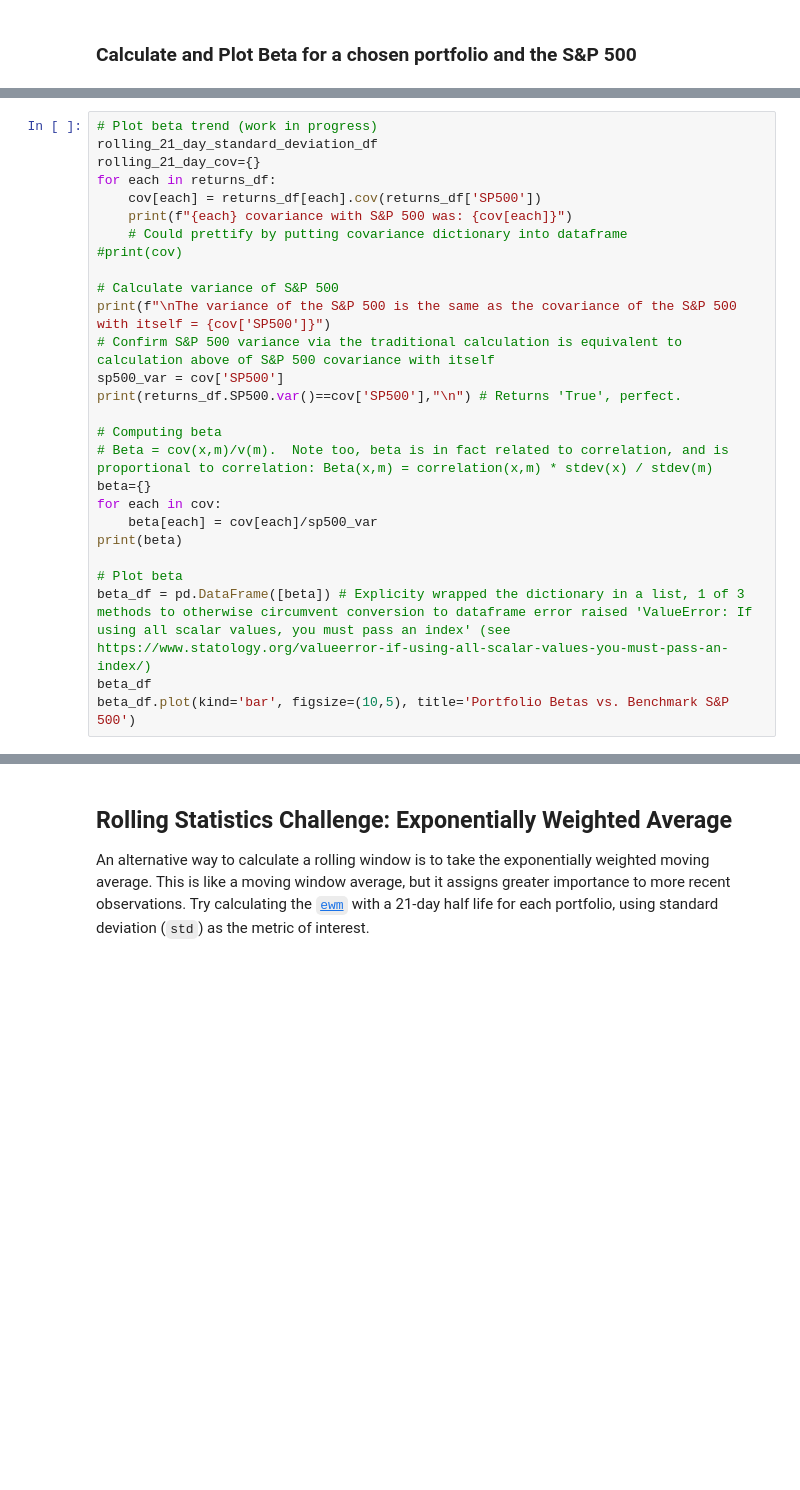
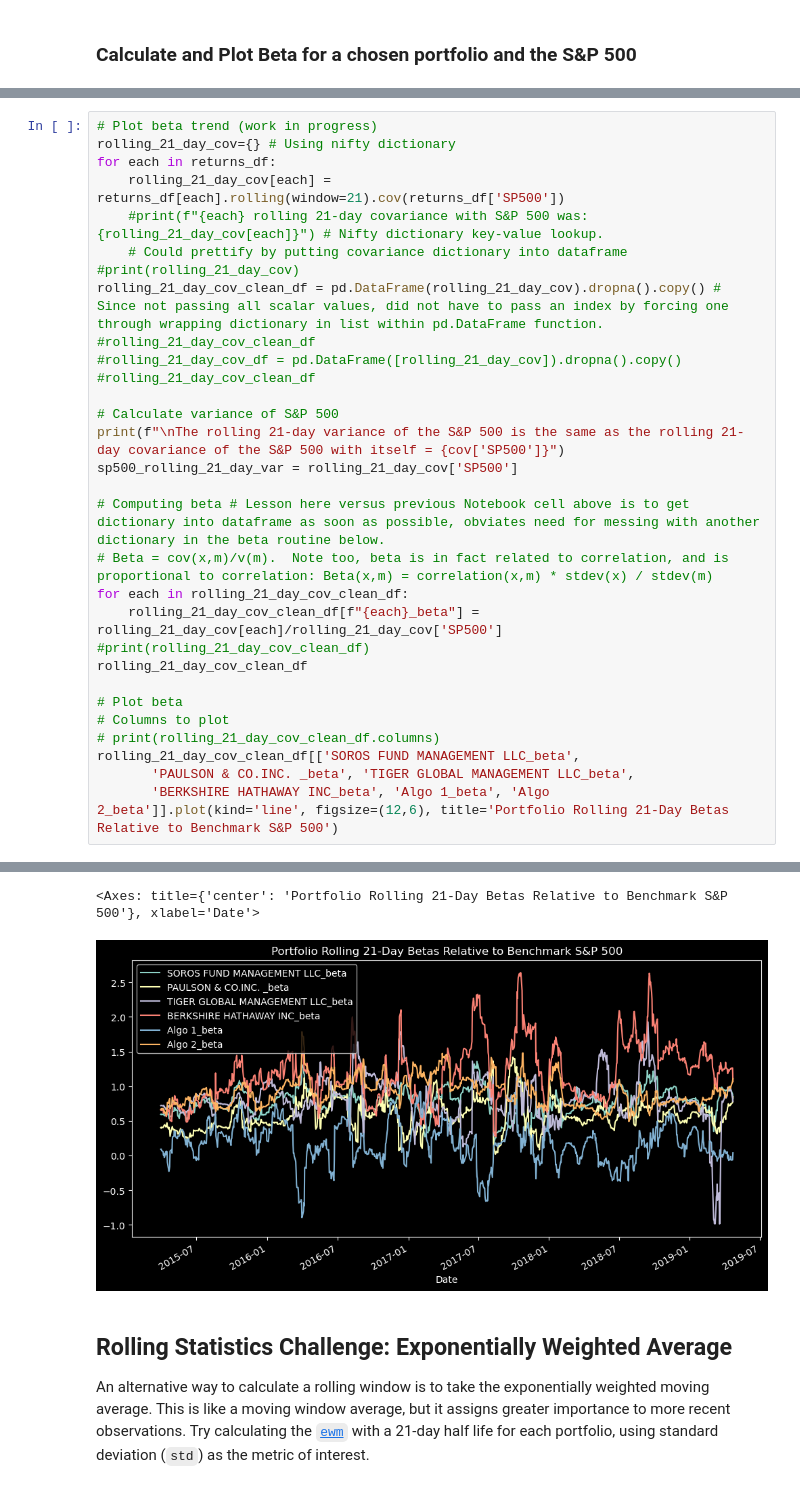
Before and after one commit to boz-tcm/pandas-challenge, a Jupyter notebook: whale_analysis.ipynb, the cells around one changed output, grey strips where cells are left out. Saved outputs shown, nothing was run; the diff lists cells and outputs as text; blank space fills up the shorter version.

```diff
--- a/whale_analysis.ipynb
+++ b/whale_analysis.ipynb
@@ -562,27 +569,31 @@ True
 # %%
 # Plot beta trend (work in progress)
-rolling_21_day_standard_deviation_df
-rolling_21_day_cov={}
+rolling_21_day_cov={} # Using nifty dictionary
 for each in returns_df:
-    cov[each] = returns_df[each].cov(returns_df['SP500'])
-    print(f"{each} covariance with S&P 500 was: {cov[each]}")
+    rolling_21_day_cov[each] = returns_df[each].rolling(window=21).cov(returns_df['SP500'])
+    #print(f"{each} rolling 21-day covariance with S&P 500 was: {rolling_21_day_cov[each]}") # Nifty dictionary key-value lookup.
     # Could prettify by putting covariance dictionary into dataframe
-#print(cov)
+#print(rolling_21_day_cov)
+rolling_21_day_cov_clean_df = pd.DataFrame(rolling_21_day_cov).dropna().copy() # Since not passing all scalar values, did not have to pass an index by forcing one through wrapping dictionary in list within pd.DataFrame function.
+#rolling_21_day_cov_clean_df
+#rolling_21_day_cov_df = pd.DataFrame([rolling_21_day_cov]).dropna().copy()
+#rolling_21_day_cov_clean_df
 
 # Calculate variance of S&P 500
-print(f"\nThe variance of the S&P 500 is the same as the covariance of the S&P 500 with itself = {cov['SP500']}")
-# Confirm S&P 500 variance via the traditional calculation is equivalent to calculation above of S&P 500 covariance with itself
-sp500_var = cov['SP500']
-print(returns_df.SP500.var()==cov['SP500'],"\n") # Returns 'True', perfect.
+print(f"\nThe rolling 21-day variance of the S&P 500 is the same as the rolling 21-day covariance of the S&P 500 with itself = {cov['SP500']}")
+sp500_rolling_21_day_var = rolling_21_day_cov['SP500']
 
-# Computing beta
+# Computing beta # Lesson here versus previous Notebook cell above is to get dictionary into dataframe as soon as possible, obviates need for messing with another dictionary in the beta routine below.
 # Beta = cov(x,m)/v(m).  Note too, beta is in fact related to correlation, and is proportional to correlation: Beta(x,m) = correlation(x,m) * stdev(x) / stdev(m)
-beta={}
-for each in cov:
-    beta[each] = cov[each]/sp500_var
-print(beta)
+for each in rolling_21_day_cov_clean_df:
+    rolling_21_day_cov_clean_df[f"{each}_beta"] = rolling_21_day_cov[each]/rolling_21_day_cov['SP500']
+#print(rolling_21_day_cov_clean_df)
+rolling_21_day_cov_clean_df
 
 # Plot beta
-beta_df = pd.DataFrame([beta]) # Explicity wrapped the dictionary in a list, 1 of 3 methods to otherwise circumvent conversion to dataframe error raised 'ValueError: If using all scalar values, you must pass an index' (see https://www.statology.org/valueerror-if-using-all-scalar-values-you-must-pass-an-index/)
-beta_df
-beta_df.plot(kind='bar', figsize=(10,5), title='Portfolio Betas vs. Benchmark S&P 500')
+# Columns to plot
+# print(rolling_21_day_cov_clean_df.columns)
+rolling_21_day_cov_clean_df[['SOROS FUND MANAGEMENT LLC_beta',
+       'PAULSON & CO.INC. _beta', 'TIGER GLOBAL MANAGEMENT LLC_beta',
+       'BERKSHIRE HATHAWAY INC_beta', 'Algo 1_beta', 'Algo 2_beta']].plot(kind='line', figsize=(12,6), title='Portfolio Rolling 21-Day Betas Relative to Benchmark S&P 500')
+# %% [output]
@@ -589,3 +608,5 @@ beta_df.plot(kind='bar', figsize=(10,5), title='Portfolio Betas vs. Benchmark S&
+<Axes: title={'center': 'Portfolio Rolling 21-Day Betas Relative to Benchmark S&P 500'}, xlabel='Date'>
+[figure, added]
 # %% [markdown]
 ## Rolling Statistics Challenge: Exponentially Weighted Average
 
```
Also changed, not shown: parts of 4 cells of this notebook.
